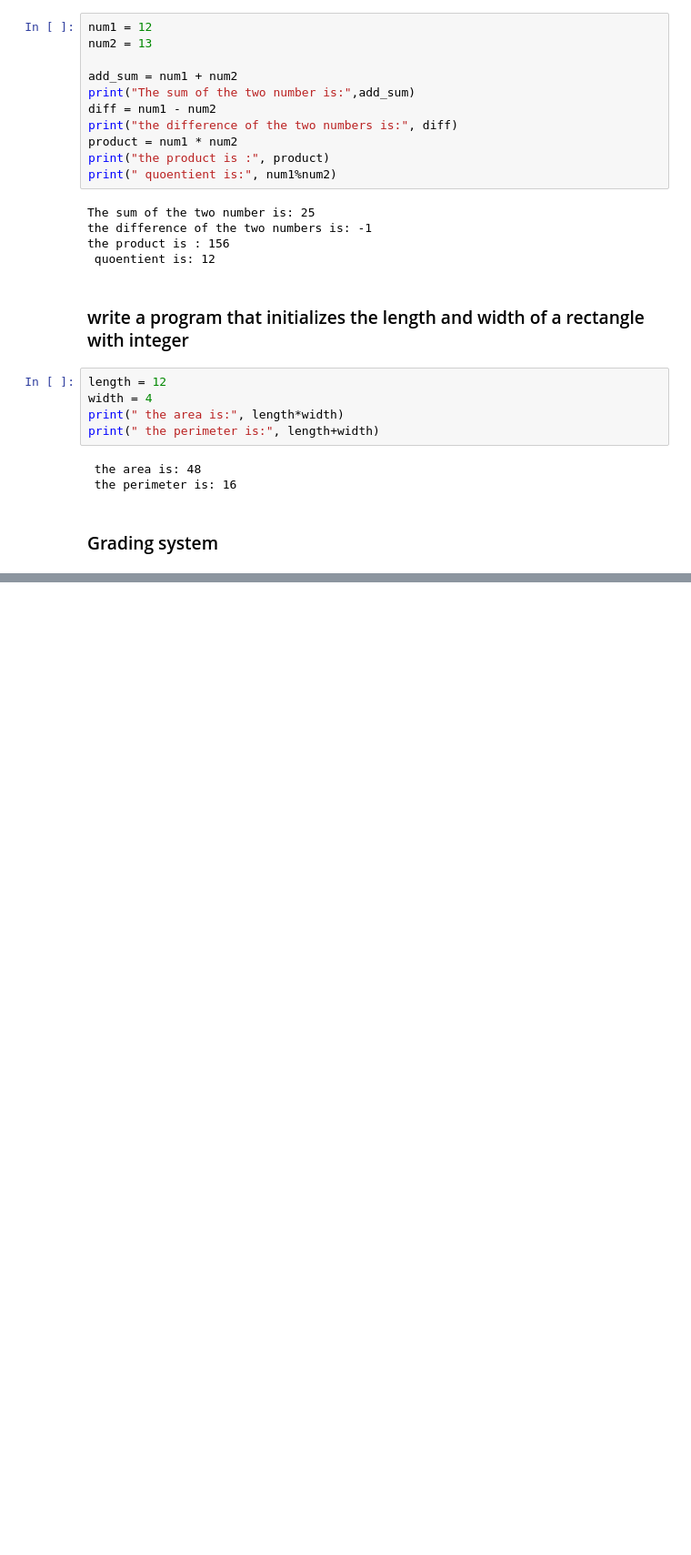
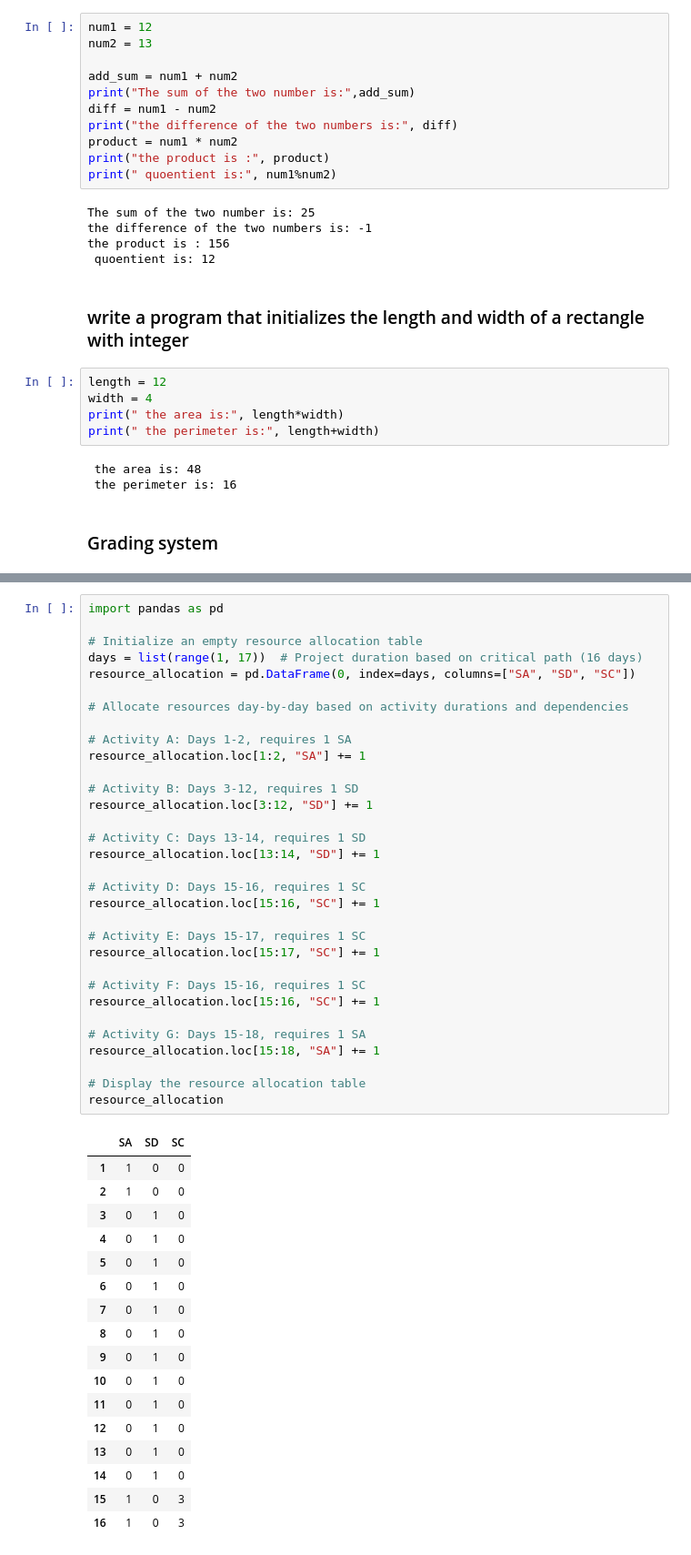
Before and after one commit to Barth123/Python-for-Data-Science, a Jupyter notebook: Data Science.ipynb, the cells around one changed output, grey strips where cells are left out. Shown at 91% size. Cells and saved outputs as stored; diff of their text form; blank space fills up the shorter version.

```diff
--- a/Data Science.ipynb
+++ b/Data Science.ipynb
@@ -59,0 +176,50 @@ Grade A
+# %%
+import pandas as pd
+
+# Initialize an empty resource allocation table
+days = list(range(1, 17))  # Project duration based on critical path (16 days)
+resource_allocation = pd.DataFrame(0, index=days, columns=["SA", "SD", "SC"])
+
+# Allocate resources day-by-day based on activity durations and dependencies
+
+# Activity A: Days 1-2, requires 1 SA
+resource_allocation.loc[1:2, "SA"] += 1
+
+# Activity B: Days 3-12, requires 1 SD
+resource_allocation.loc[3:12, "SD"] += 1
+
+# Activity C: Days 13-14, requires 1 SD
+resource_allocation.loc[13:14, "SD"] += 1
+
+# Activity D: Days 15-16, requires 1 SC
+resource_allocation.loc[15:16, "SC"] += 1
+
+# Activity E: Days 15-17, requires 1 SC
+resource_allocation.loc[15:17, "SC"] += 1
+
+# Activity F: Days 15-16, requires 1 SC
+resource_allocation.loc[15:16, "SC"] += 1
+
+# Activity G: Days 15-18, requires 1 SA
+resource_allocation.loc[15:18, "SA"] += 1
+
+# Display the resource allocation table
+resource_allocation
+# %% [output]
+|  | SA | SD | SC |
+| 1 | 1 | 0 | 0 |
+| 2 | 1 | 0 | 0 |
+| 3 | 0 | 1 | 0 |
+| 4 | 0 | 1 | 0 |
+| 5 | 0 | 1 | 0 |
+| 6 | 0 | 1 | 0 |
+| 7 | 0 | 1 | 0 |
+| 8 | 0 | 1 | 0 |
+| 9 | 0 | 1 | 0 |
+| 10 | 0 | 1 | 0 |
+| 11 | 0 | 1 | 0 |
+| 12 | 0 | 1 | 0 |
+| 13 | 0 | 1 | 0 |
+| 14 | 0 | 1 | 0 |
+| 15 | 1 | 0 | 3 |
+| 16 | 1 | 0 | 3 |
```
Also changed, not shown: parts of 7 cells of this notebook, 1 other file.
